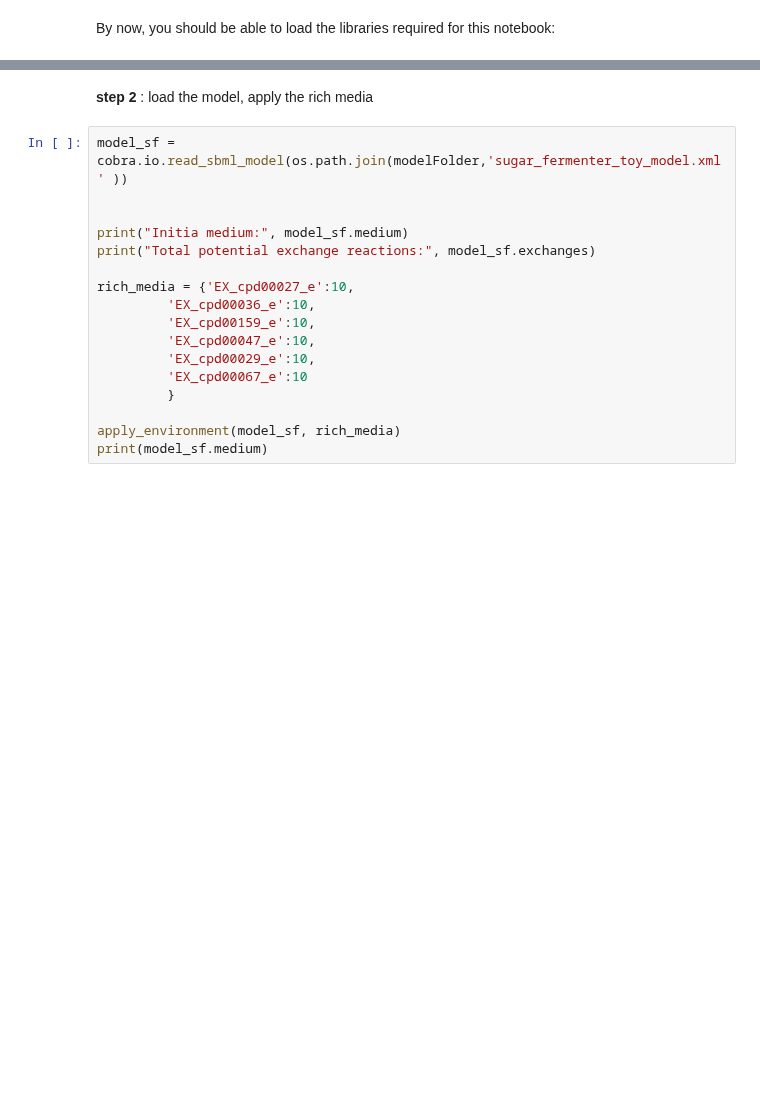
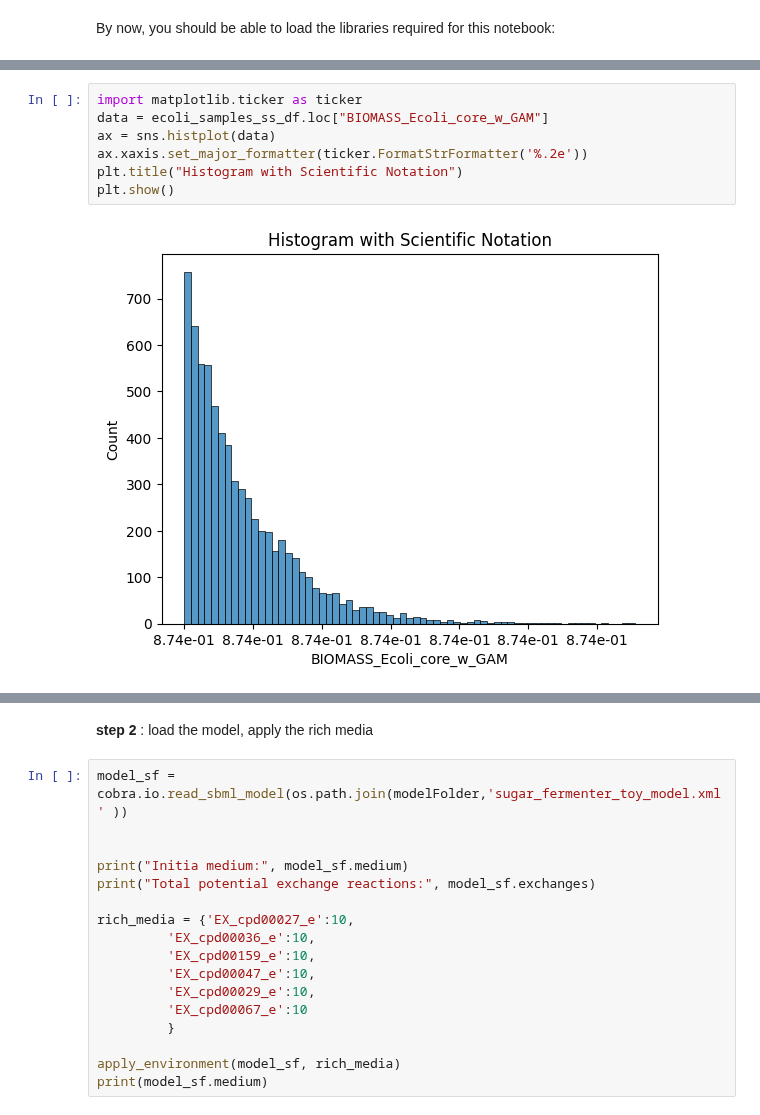
Before and after one commit to hariszaf/metabolic_toy_model, a Jupyter notebook: flux_sampling.ipynb, the cells around one changed output, grey strips where cells are left out. Saved outputs shown, nothing was run; the diff lists cells and outputs as text; blank space fills up the shorter version.

```diff
--- a/flux_sampling.ipynb
+++ b/flux_sampling.ipynb
@@ -314,0 +382,9 @@ import matplotlib.pyplot as plt
+# %%
+import matplotlib.ticker as ticker
+data = ecoli_samples_ss_df.loc["BIOMASS_Ecoli_core_w_GAM"]
+ax = sns.histplot(data)
+ax.xaxis.set_major_formatter(ticker.FormatStrFormatter('%.2e'))
+plt.title("Histogram with Scientific Notation")
+plt.show()
+# %% [output]
+[figure, added]
```
Also changed, not shown: parts of 119 cells of this notebook, 2 other files.
